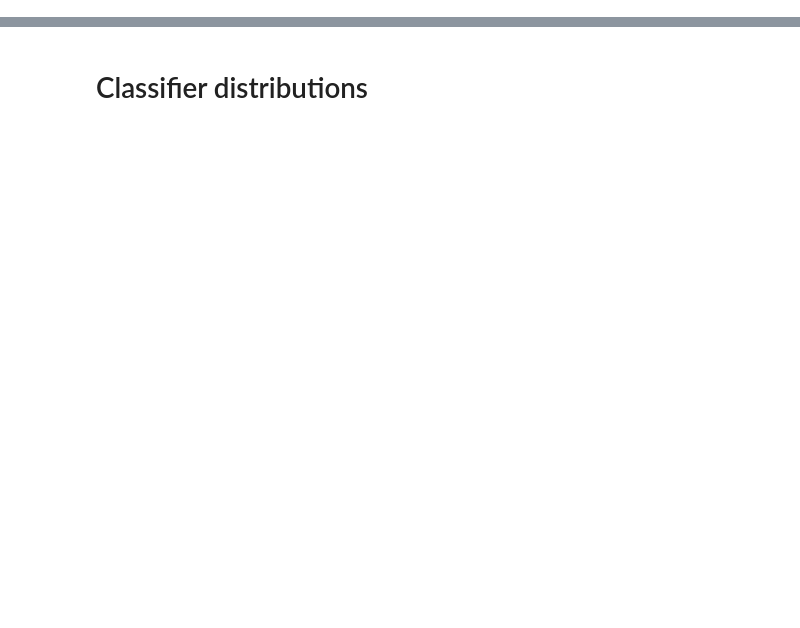
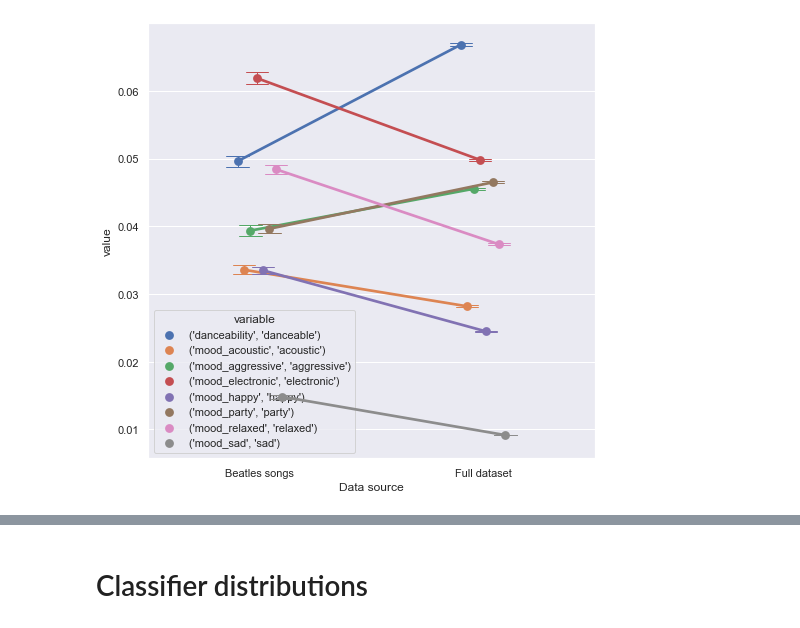
Before and after one commit to chrismostert/Thesis, a Jupyter notebook: beatles_analysis.ipynb, the cells around one changed output, grey strips where cells are left out. Cells and saved outputs as stored; diff of their text form; code cells hidden in the pictures; blank space fills up the shorter version.

```diff
--- a/beatles_analysis.ipynb
+++ b/beatles_analysis.ipynb
@@ -58,0 +64,6 @@ plt.show()
+# %%
+plt.figure(figsize=(8, 8))
+ax = sns.pointplot(data=toplot, x='Data source', y='value', hue='variable', errwidth=1, capsize=.1, dodge=True)
+plt.show()
+# %% [output]
+[figure, added]
```
Also changed, not shown: parts of 14 cells of this notebook, 15 other files.
